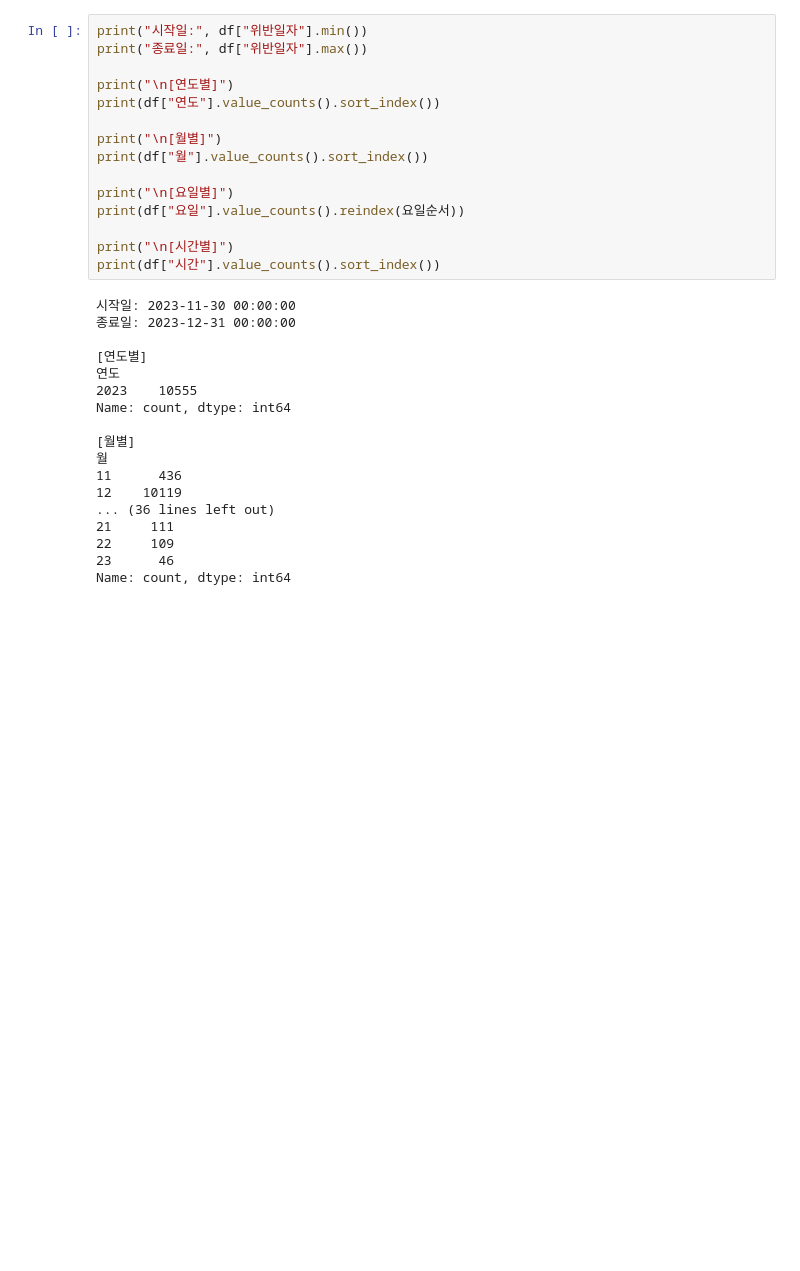
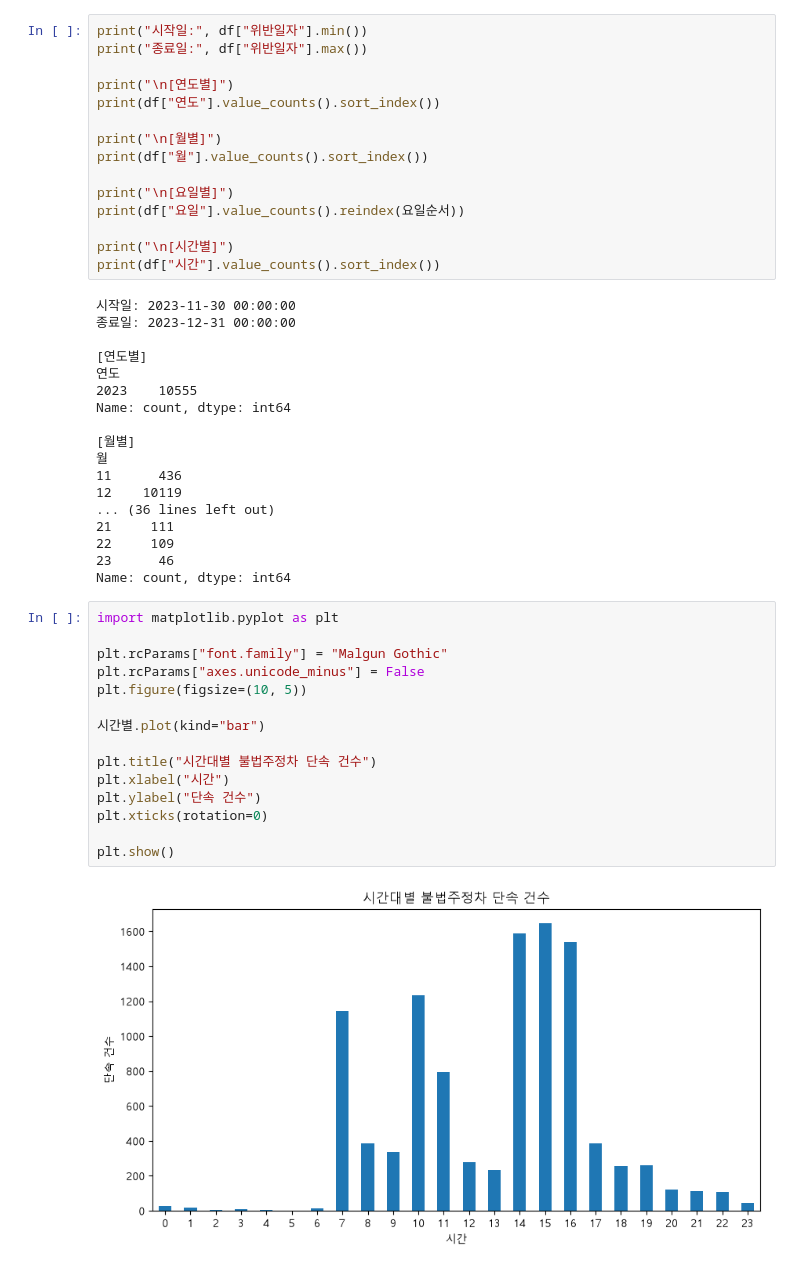
Before and after one commit to zzengmo/18_kdt_01, a Jupyter notebook: A_time_analysis.ipynb, the cells around one changed output. Cells and saved outputs as stored; diff of their text form; blank space fills up the shorter version.

```diff
--- a/A_time_analysis.ipynb
+++ b/A_time_analysis.ipynb
@@ -196,3 +196,20 @@ Name: count, dtype: int64
 22     109
 23      46
 Name: count, dtype: int64
+# %%
+import matplotlib.pyplot as plt
+
+plt.rcParams["font.family"] = "Malgun Gothic"
+plt.rcParams["axes.unicode_minus"] = False
+plt.figure(figsize=(10, 5))
+
+시간별.plot(kind="bar")
+
+plt.title("시간대별 불법주정차 단속 건수")
+plt.xlabel("시간")
+plt.ylabel("단속 건수")
+plt.xticks(rotation=0)
+
+plt.show()
+# %% [output]
+[figure, added]
```
Also changed, not shown: 1 other file.
